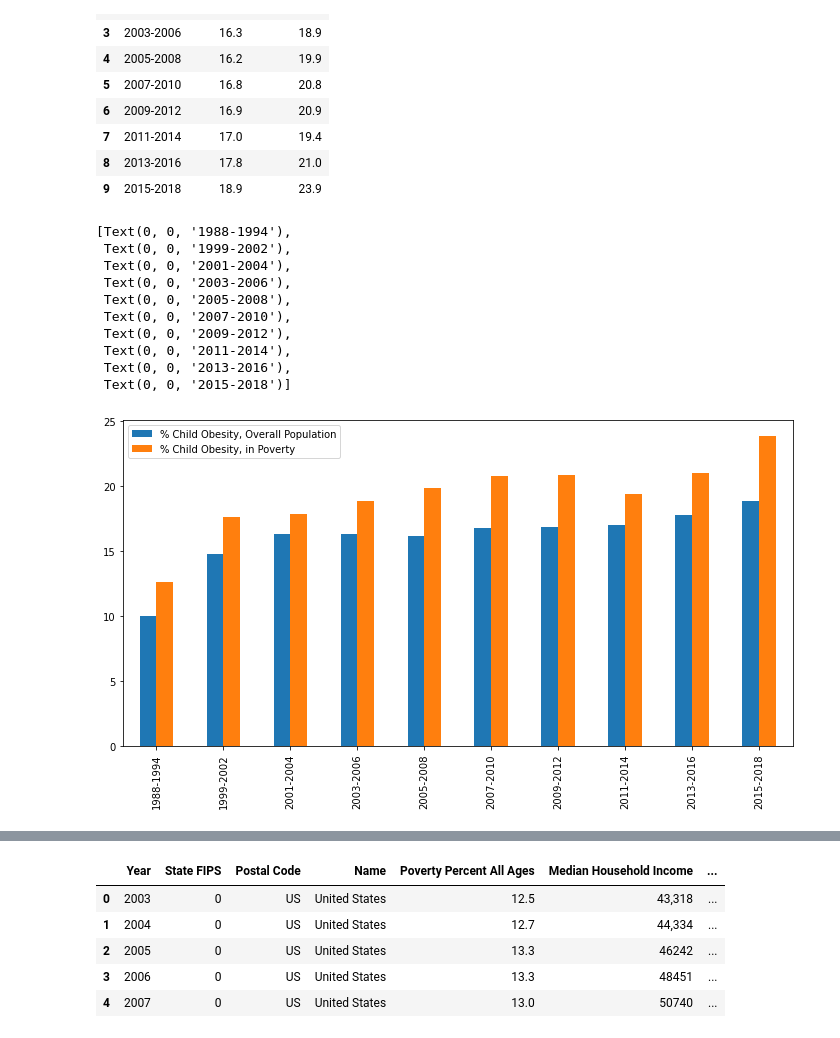
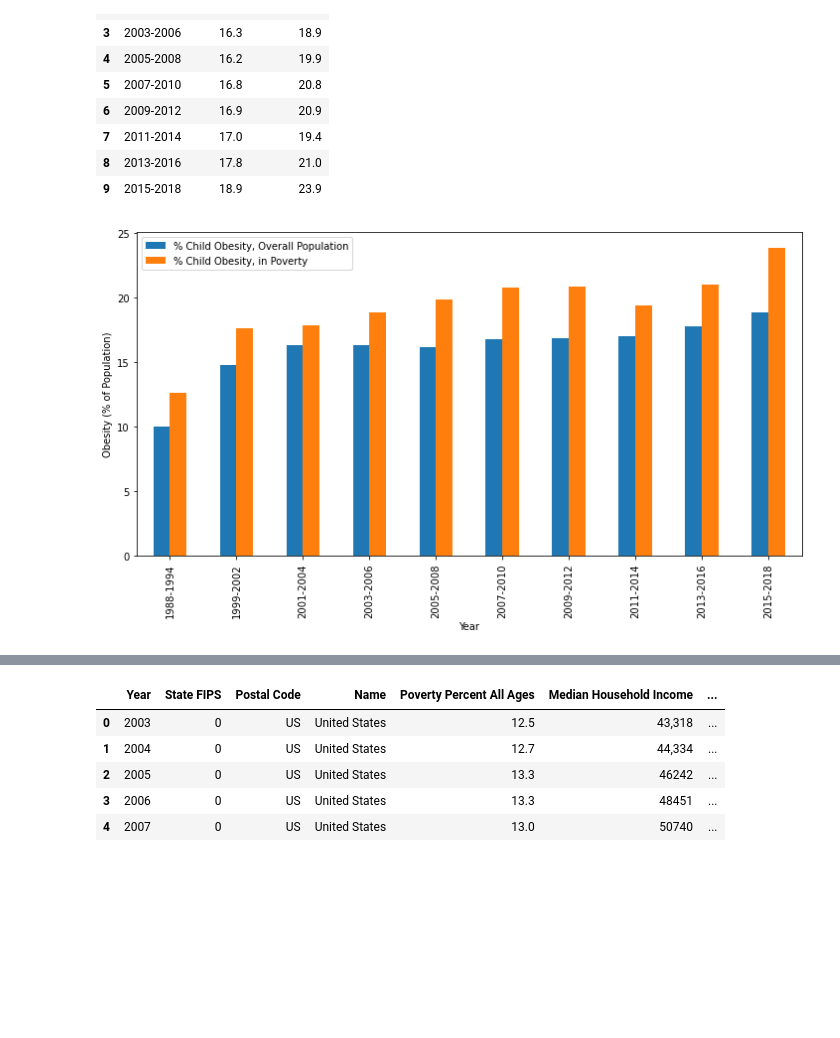
Before and after one commit to hthelander/Project-1, a Jupyter notebook: Read_data.ipynb, the cells around one changed output, grey strips where cells are left out. Saved outputs shown, nothing was run; the diff lists cells and outputs as text; code cells hidden in the pictures; blank space fills up the shorter version.

Commit message:
additional images

```diff
--- a/Read_data.ipynb
+++ b/Read_data.ipynb
@@ -132,15 +191,8 @@ child_obesity_with_poverty_df = child_obesity_with_poverty.rename(columns = {"es
 # %%
 child_obesity_with_poverty_level = child_obesity_with_poverty_df.plot(kind = "bar", figsize = (12, 6))
 child_obesity_with_poverty_level.set_xticklabels(child_obesity_with_poverty_df["year"], rotation = "vertical")
+plt.xlabel("Year")
+plt.ylabel("Obesity (% of Population)")
+plt.savefig("Images/child_obesity_v_poverty.png")
 # %% [output]
-[Text(0, 0, '1988-1994'),
- Text(0, 0, '1999-2002'),
- Text(0, 0, '2001-2004'),
- Text(0, 0, '2003-2006'),
- Text(0, 0, '2005-2008'),
- Text(0, 0, '2007-2010'),
- Text(0, 0, '2009-2012'),
- Text(0, 0, '2011-2014'),
- Text(0, 0, '2013-2016'),
- Text(0, 0, '2015-2018')]
-[figure, old version]
+[figure, new version]
```
Also changed, not shown: parts of 11 cells of this notebook, 12 other files.
